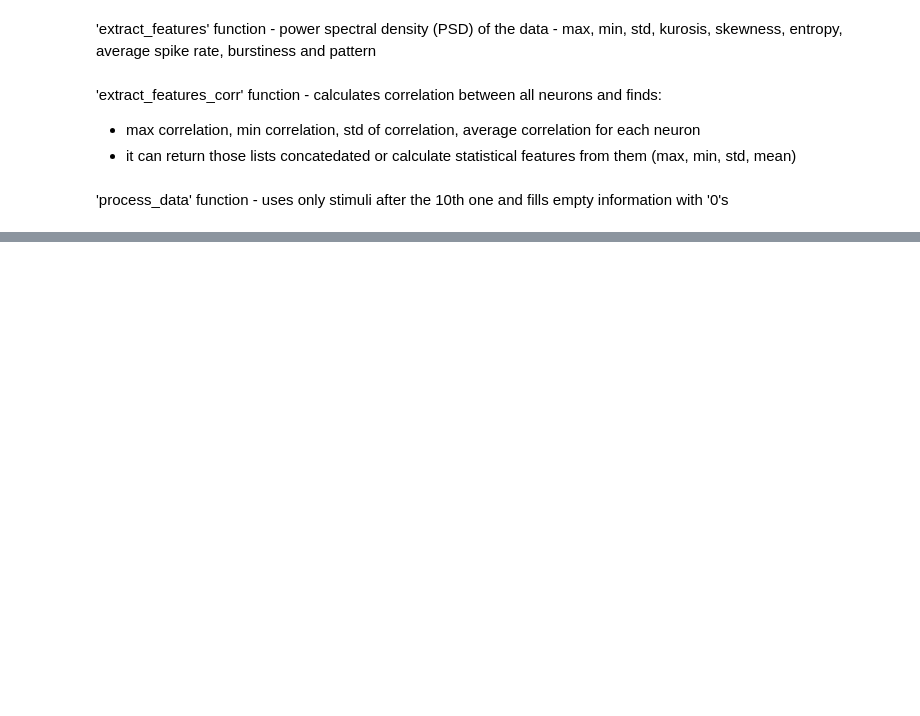
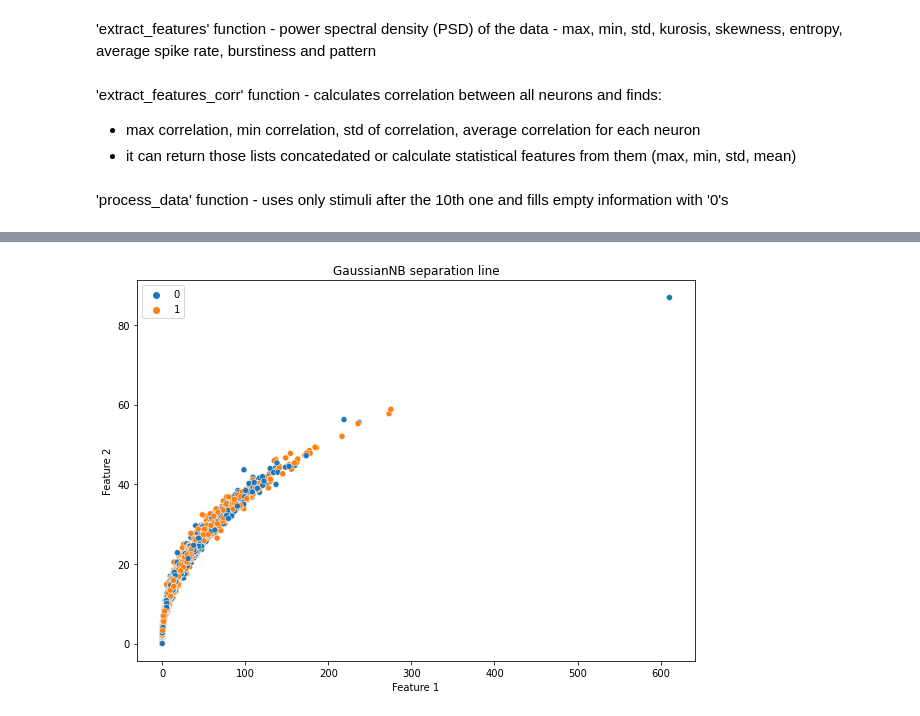
Before and after one commit to nedeljkovicmajaa/LMU_neuroscience, a Jupyter notebook: new_code/knn_rf.ipynb, the cells around one changed output, grey strips where cells are left out. Drawn from its saved outputs; the diff is of its cells as text; code cells hidden in the pictures; blank space fills up the shorter version.

```diff
--- a/new_code/knn_rf.ipynb
+++ b/new_code/knn_rf.ipynb
@@ -733,0 +944,10 @@ plt.show()
+# %%
+# gnb separation line
+plt.figure(figsize=(10, 7))
+sns.scatterplot(x=np.array(train_data_proc)[:,0], y=np.array(train_data_proc)[:,1], hue=train_label_proc)
+plt.xlabel('Feature 1')
+plt.ylabel('Feature 2')
+plt.title('GaussianNB separation line')
+plt.show()
+# %% [output]
+[figure, added]
```
Also changed, not shown: parts of 19 cells of this notebook, 1 other file.
